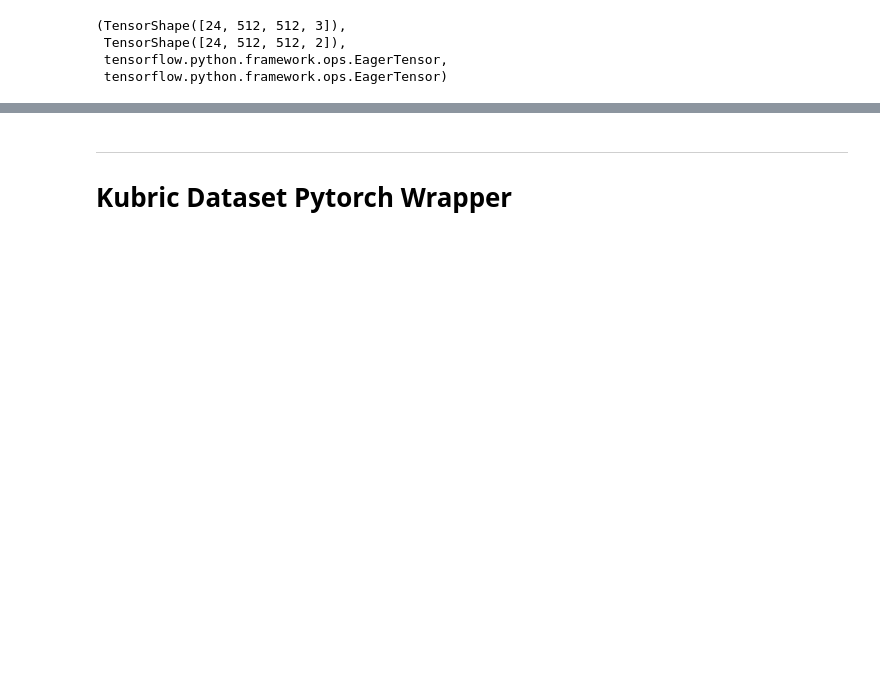
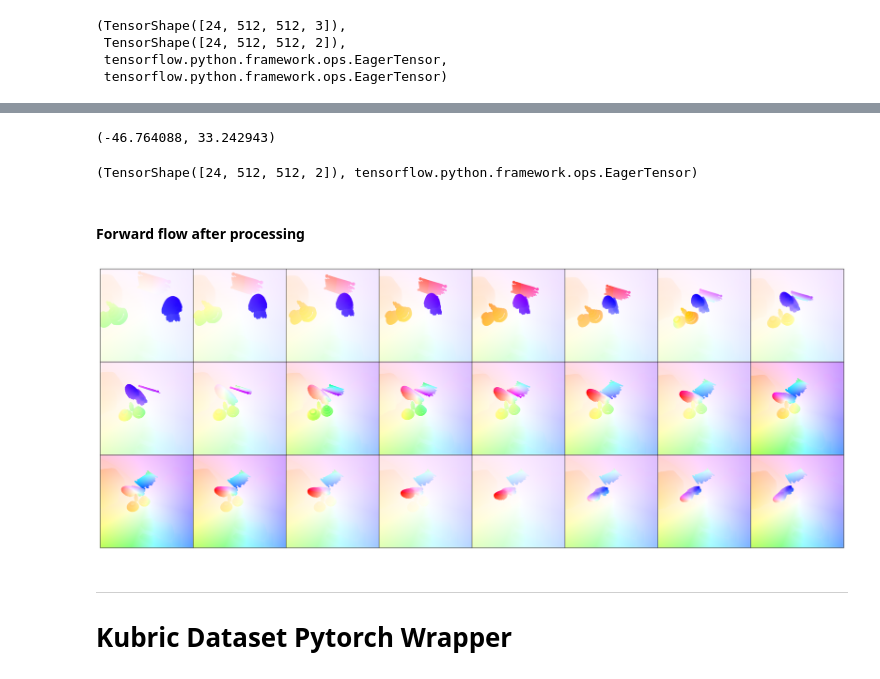
Before and after one commit to prajnan93/optical-flow-msthesis, a Jupyter notebook: notebooks/kubric.ipynb, the cells around one changed output, grey strips where cells are left out. Drawn from its saved outputs; the diff is of its cells as text; code cells hidden in the pictures; blank space fills up the shorter version.

```diff
--- a/notebooks/kubric.ipynb
+++ b/notebooks/kubric.ipynb
@@ -107,3 +114,20 @@ plot_flow_grid(forward_flow)
+# %%
+minv, maxv = sample['metadata']['forward_flow_range'].numpy()
+minv, maxv
+# %% [output]
+(-46.764088, 33.242943)
+# %%
+forward_flow_processed = forward_flow / 65535 * (maxv - minv) + minv
+# %%
+forward_flow_processed.shape, type(forward_flow_processed)
+# %% [output]
+(TensorShape([24, 512, 512, 2]), tensorflow.python.framework.ops.EagerTensor)
+# %% [markdown]
+#### Forward flow after processing
+# %%
+plot_flow_grid(forward_flow_processed)
+# %% [output]
+[figure, added]
 # %% [markdown]
 ____
 
```
Also changed, not shown: parts of 20 cells of this notebook, 1 other file.
